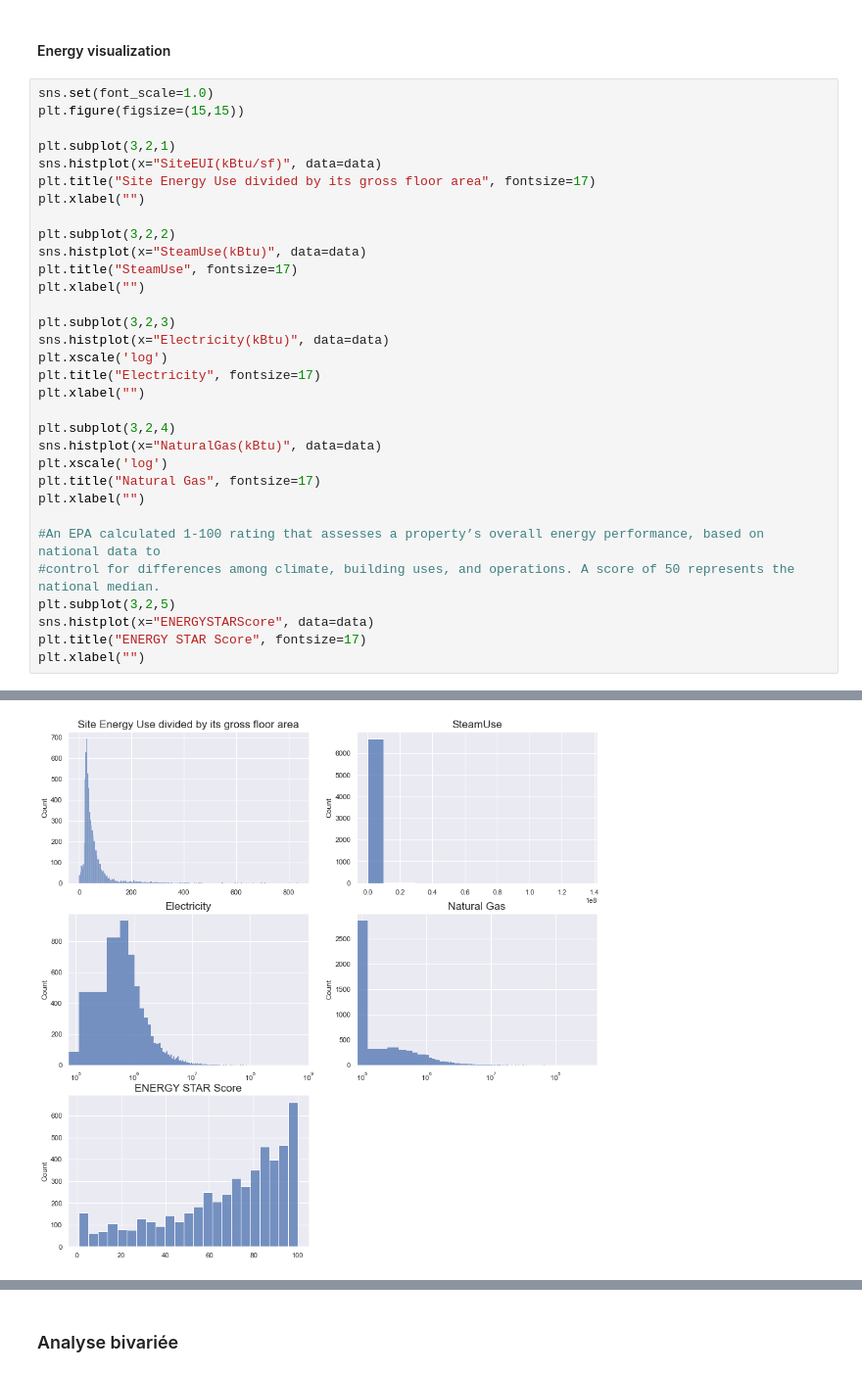
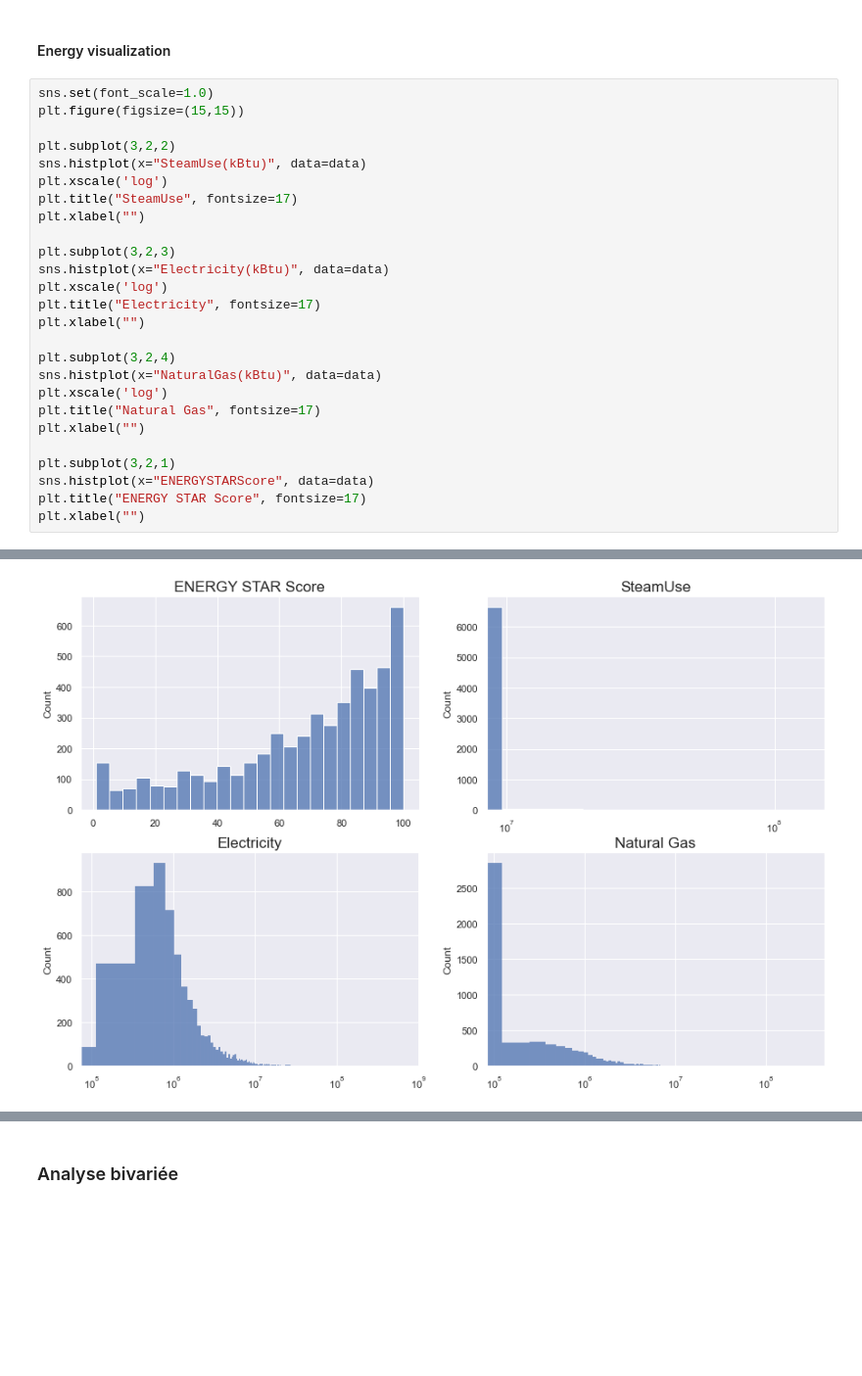
Before and after one commit to Azimoj/Seattle-Electricity, a Jupyter notebook: Pélec_01_notebook.ipynb, the cells around one changed output, grey strips where cells are left out. Shown at 98% size. Drawn from its saved outputs; the diff is of its cells as text; blank space fills up the shorter version.

```diff
--- a/Pélec_01_notebook.ipynb
+++ b/Pélec_01_notebook.ipynb
@@ -378,35 +385,29 @@ Text(0.5, 0, '')
 # %%
 sns.set(font_scale=1.0)
 plt.figure(figsize=(15,15))
 
-plt.subplot(3,2,1)
-sns.histplot(x="SiteEUI(kBtu/sf)", data=data)
-plt.title("Site Energy Use divided by its gross floor area", fontsize=17)
-plt.xlabel("")
-
 plt.subplot(3,2,2)
 sns.histplot(x="SteamUse(kBtu)", data=data)
+plt.xscale('log')
 plt.title("SteamUse", fontsize=17)
 plt.xlabel("")
 
 plt.subplot(3,2,3)
 sns.histplot(x="Electricity(kBtu)", data=data)
 plt.xscale('log')
 plt.title("Electricity", fontsize=17)
 plt.xlabel("")
 
 plt.subplot(3,2,4)
 sns.histplot(x="NaturalGas(kBtu)", data=data)
 plt.xscale('log')
 plt.title("Natural Gas", fontsize=17)
 plt.xlabel("")
 
-#An EPA calculated 1-100 rating that assesses a property’s overall energy performance, based on national data to
-#control for differences among climate, building uses, and operations. A score of 50 represents the national median.
-plt.subplot(3,2,5)
+plt.subplot(3,2,1)
 sns.histplot(x="ENERGYSTARScore", data=data)
 plt.title("ENERGY STAR Score", fontsize=17)
 plt.xlabel("")
 # %% [output]
 Text(0.5, 0, '')
-[figure, old version]
+[figure, new version]
```
Also changed, not shown: parts of 51 cells of this notebook.
